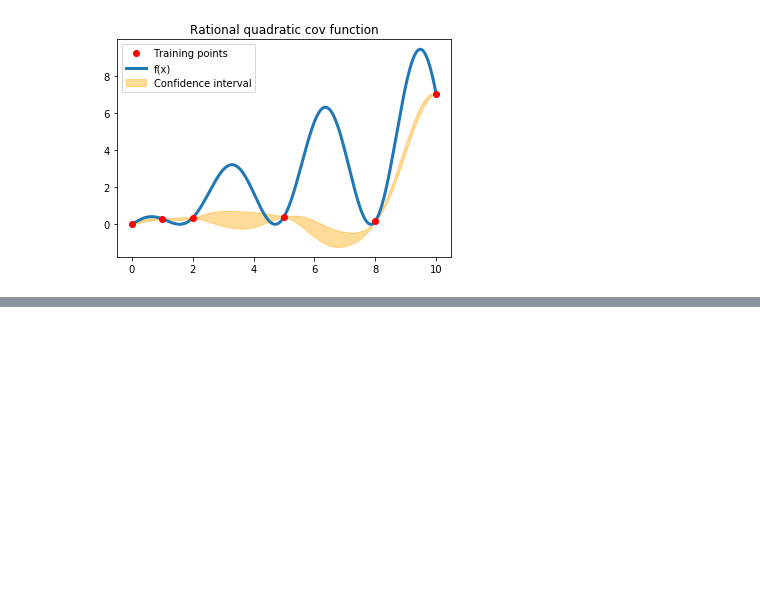
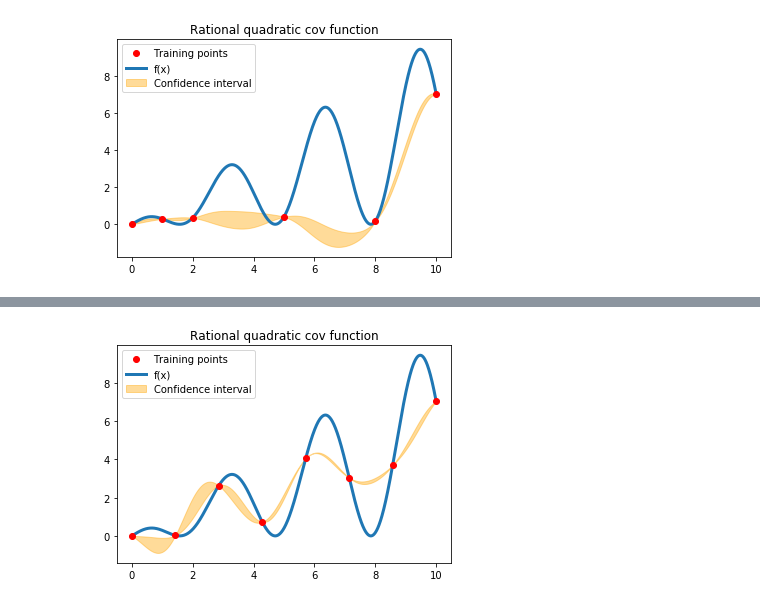
Before and after one commit to gum33/Physics-Informed-Emulator, a Jupyter notebook: Test1.ipynb, the cells around one changed output, grey strips where cells are left out. Drawn from its saved outputs; the diff is of its cells as text; code cells hidden in the pictures; blank space fills up the shorter version.

```diff
--- a/Test1.ipynb
+++ b/Test1.ipynb
@@ -101,0 +102,12 @@ plot_gpr(x, x_s, f, mu, covs, samples=10, draw_samples=False)
+# %%
+x = np.linspace(0,10,8).reshape(-1,1)
+x_s = np.arange(0,10,0.01).reshape(-1,1)
+
+f =lambda x :x*np.cos(x)**2
+mu, covs = predictive_process2(x, x_s, f, cov_exp)
+
+plt.figure(4)
+plt.title("Rational quadratic cov function")
+plot_gpr(x, x_s, f, mu, covs, samples=3, draw_samples=False)
+# %% [output]
+[figure, added]
```
Also changed, not shown: parts of 1 cell of this notebook, 1 other file.
